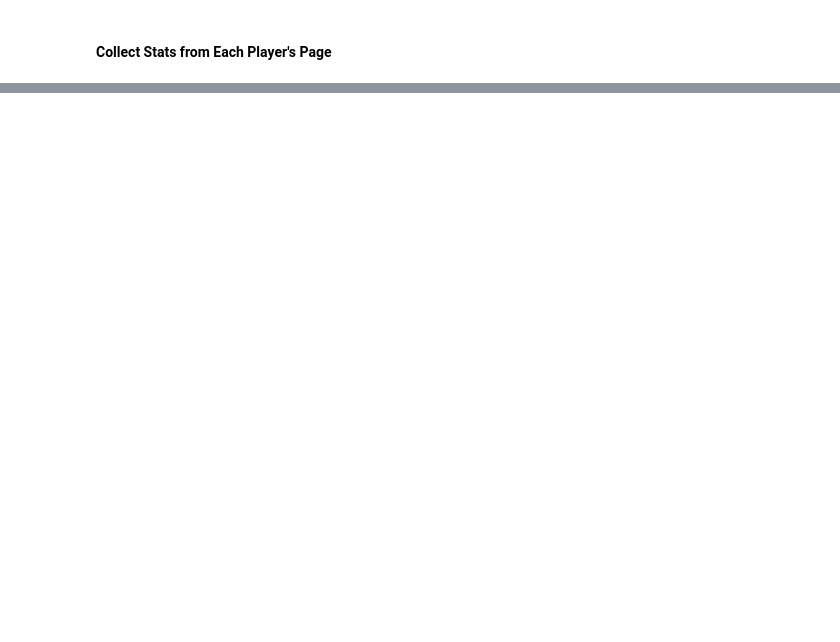
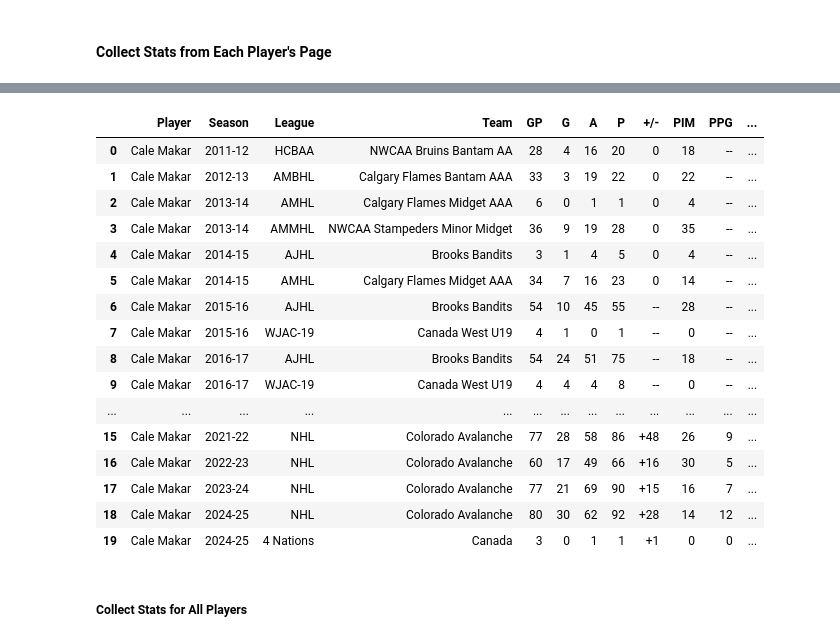
Before and after one commit to shigenogoro/NHL-Prospect-Predictor, a Jupyter notebook: eliteprospects_scraper/nhl_official_data_prep.ipynb, the cells around one changed output, grey strips where cells are left out. Saved outputs shown, nothing was run; the diff lists cells and outputs as text; code cells hidden in the pictures; blank space fills up the shorter version.

```diff
--- a/eliteprospects_scraper/nhl_official_data_prep.ipynb
+++ b/eliteprospects_scraper/nhl_official_data_prep.ipynb
@@ -343,0 +347,12 @@ nhl_skaters_metadata_official_ep_merge_complete_final.to_csv('./data/nhl/nhl_ska
+# %%
+from selenium.webdriver.support.wait import WebDriverWait
+import undetected_chromedriver as uc
+
+# Setup Chrome Driver ONCE
+chrome_options = uc.ChromeOptions()
+chrome_options.add_argument("--headless=new")
+chrome_options.add_argument("--no-sandbox")
+chrome_options.add_argument("--disable-dev-shm-usage")
+
+driver = uc.Chrome(version_main=138, options=chrome_options)
+wait = WebDriverWait(driver, 15)
@@ -343,0 +361,7 @@ nhl_skaters_metadata_official_ep_merge_complete_final.to_csv('./data/nhl/nhl_ska
+# %%
+# Load CSV File
+nhl_skaters_metadata_official_ep_merge_complete_final = pd.read_csv('./data/nhl/nhl_skaters_metadata_official_ep_merge_complete_final.csv')
+# %%
+# Get Cale Makar's Metadata which is at index 233
+cale_makar_metadata = nhl_skaters_metadata_official_ep_merge_complete_final.iloc[233]
+cale_makar_metadata
@@ -343,0 +375,3 @@ nhl_skaters_metadata_official_ep_merge_complete_final.to_csv('./data/nhl/nhl_ska
+# %%
+# Passed in to the get stats function
+cale_makar_stats = nhl_scraper.get_player_stats_with_reusable_driver(cale_makar_metadata, driver, wait)
@@ -343,0 +387,22 @@ nhl_skaters_metadata_official_ep_merge_complete_final.to_csv('./data/nhl/nhl_ska
+# %%
+cale_makar_stats
+# %% [output]
+|  | Player | Season | League | Team | GP | G | A | P | +/- | PIM | PPG | ... |
+| 0 | Cale Makar | 2011-12 | HCBAA | NWCAA Bruins Bantam AA | 28 | 4 | 16 | 20 | 0 | 18 | -- | ... |
+| 1 | Cale Makar | 2012-13 | AMBHL | Calgary Flames Bantam AAA | 33 | 3 | 19 | 22 | 0 | 22 | -- | ... |
+| 2 | Cale Makar | 2013-14 | AMHL | Calgary Flames Midget AAA | 6 | 0 | 1 | 1 | 0 | 4 | -- | ... |
+| 3 | Cale Makar | 2013-14 | AMMHL | NWCAA Stampeders Minor Midget | 36 | 9 | 19 | 28 | 0 | 35 | -- | ... |
+| 4 | Cale Makar | 2014-15 | AJHL | Brooks Bandits | 3 | 1 | 4 | 5 | 0 | 4 | -- | ... |
+| 5 | Cale Makar | 2014-15 | AMHL | Calgary Flames Midget AAA | 34 | 7 | 16 | 23 | 0 | 14 | -- | ... |
+| 6 | Cale Makar | 2015-16 | AJHL | Brooks Bandits | 54 | 10 | 45 | 55 | -- | 28 | -- | ... |
+| 7 | Cale Makar | 2015-16 | WJAC-19 | Canada West U19 | 4 | 1 | 0 | 1 | -- | 0 | -- | ... |
+| 8 | Cale Makar | 2016-17 | AJHL | Brooks Bandits | 54 | 24 | 51 | 75 | -- | 18 | -- | ... |
+| 9 | Cale Makar | 2016-17 | WJAC-19 | Canada West U19 | 4 | 4 | 4 | 8 | -- | 0 | -- | ... |
+| ... | ... | ... | ... | ... | ... | ... | ... | ... | ... | ... | ... | ... |
+| 15 | Cale Makar | 2021-22 | NHL | Colorado Avalanche | 77 | 28 | 58 | 86 | +48 | 26 | 9 | ... |
+| 16 | Cale Makar | 2022-23 | NHL | Colorado Avalanche | 60 | 17 | 49 | 66 | +16 | 30 | 5 | ... |
+| 17 | Cale Makar | 2023-24 | NHL | Colorado Avalanche | 77 | 21 | 69 | 90 | +15 | 16 | 7 | ... |
+| 18 | Cale Makar | 2024-25 | NHL | Colorado Avalanche | 80 | 30 | 62 | 92 | +28 | 14 | 12 | ... |
+| 19 | Cale Makar | 2024-25 | 4 Nations | Canada | 3 | 0 | 1 | 1 | +1 | 0 | 0 | ... |
+# %% [markdown]
+##### Collect Stats for All Players
```
Also changed, not shown: parts of 7 cells of this notebook, 3 other files.
